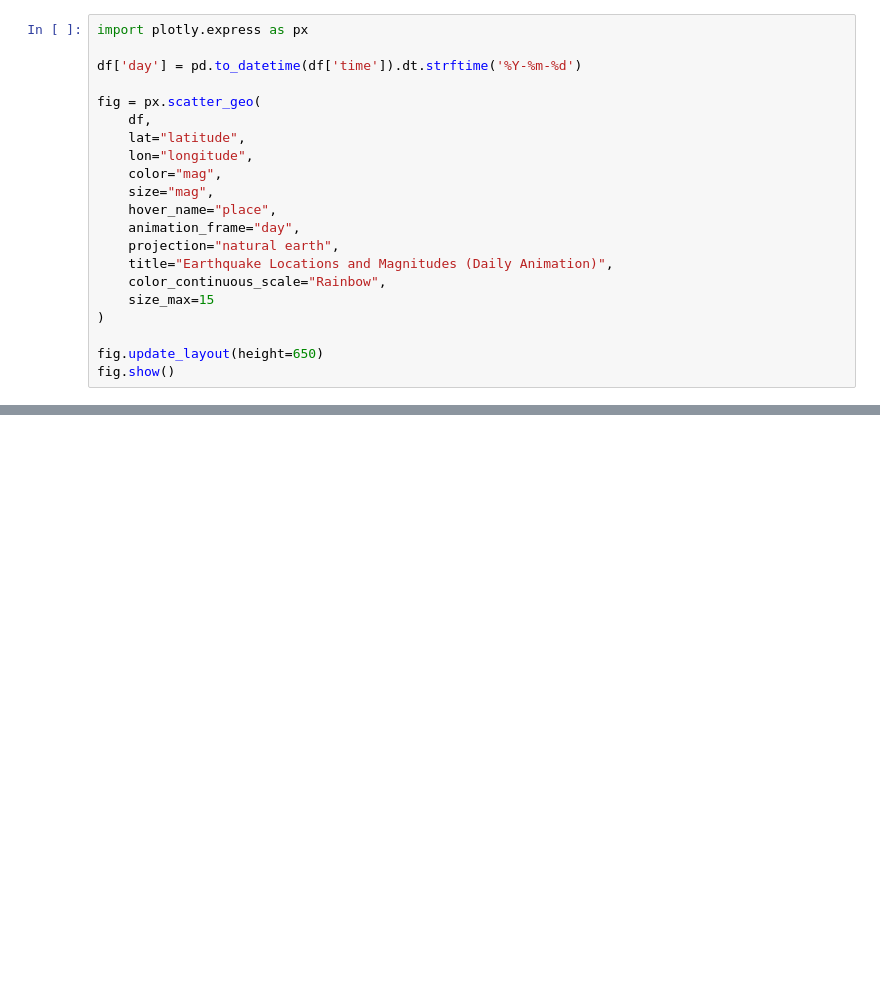
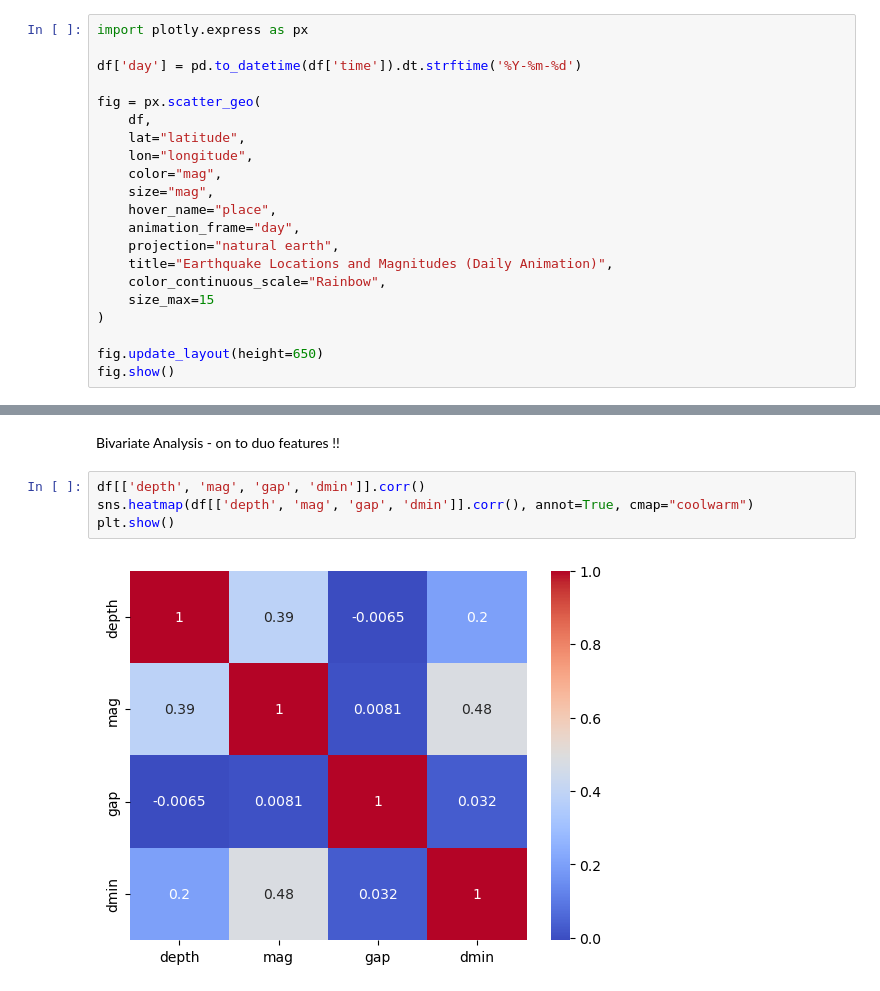
Before and after one commit to Sahil-Dev404/DBSCAN-Uni-Project, a Jupyter notebook: Exp_data_Analysis.ipynb, the cells around one changed output, grey strips where cells are left out. Cells and saved outputs as stored; diff of their text form; blank space fills up the shorter version.

```diff
--- a/Exp_data_Analysis.ipynb
+++ b/Exp_data_Analysis.ipynb
@@ -435,0 +479,8 @@ fig.show()
+# %% [markdown]
+Bivariate Analysis - on to duo features !!
+# %%
+df[['depth', 'mag', 'gap', 'dmin']].corr()
+sns.heatmap(df[['depth', 'mag', 'gap', 'dmin']].corr(), annot=True, cmap="coolwarm")
+plt.show()
+# %% [output]
+[figure, added]
```
Also changed, not shown: parts of 8 cells of this notebook, 1 other file.
